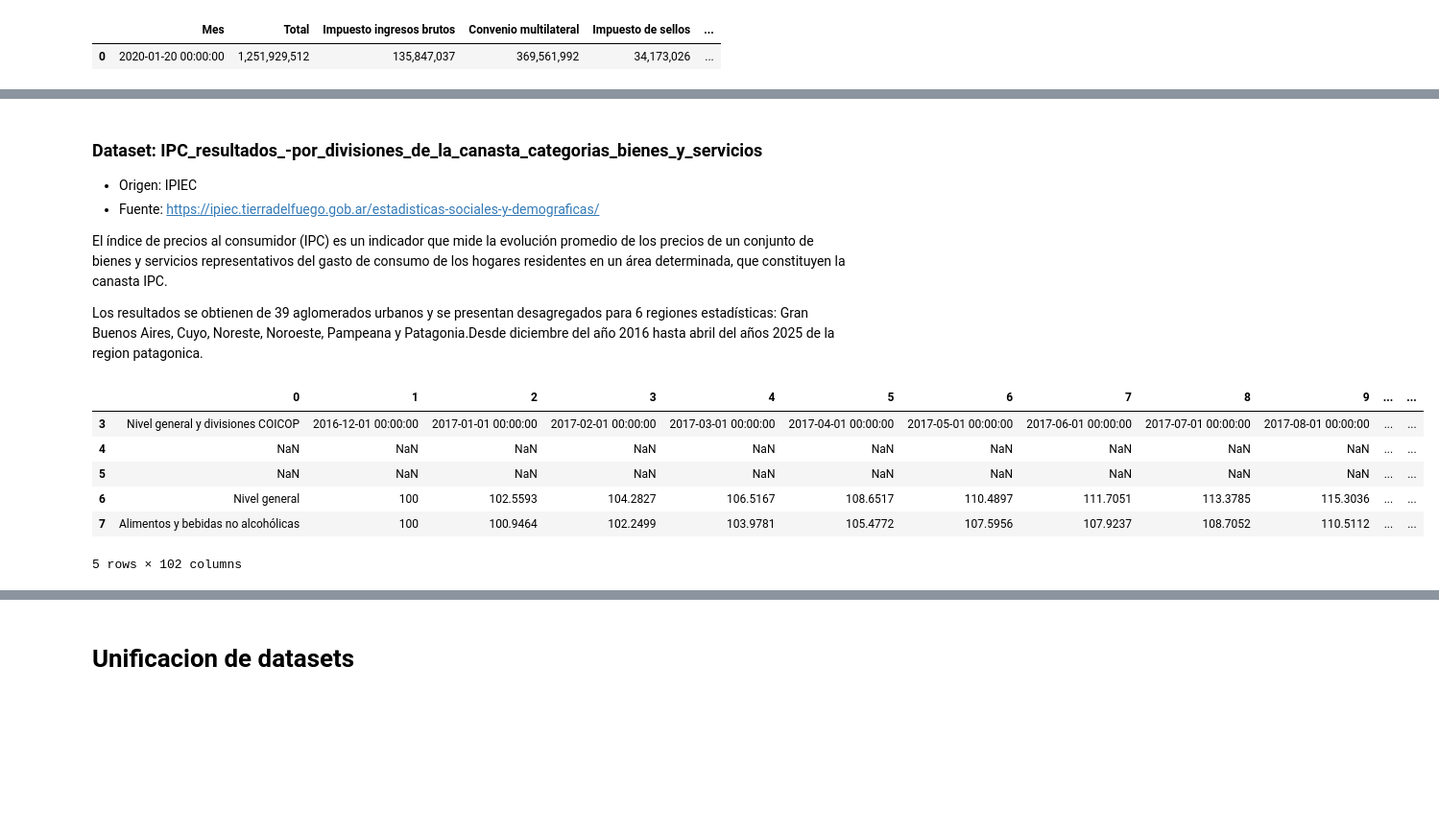
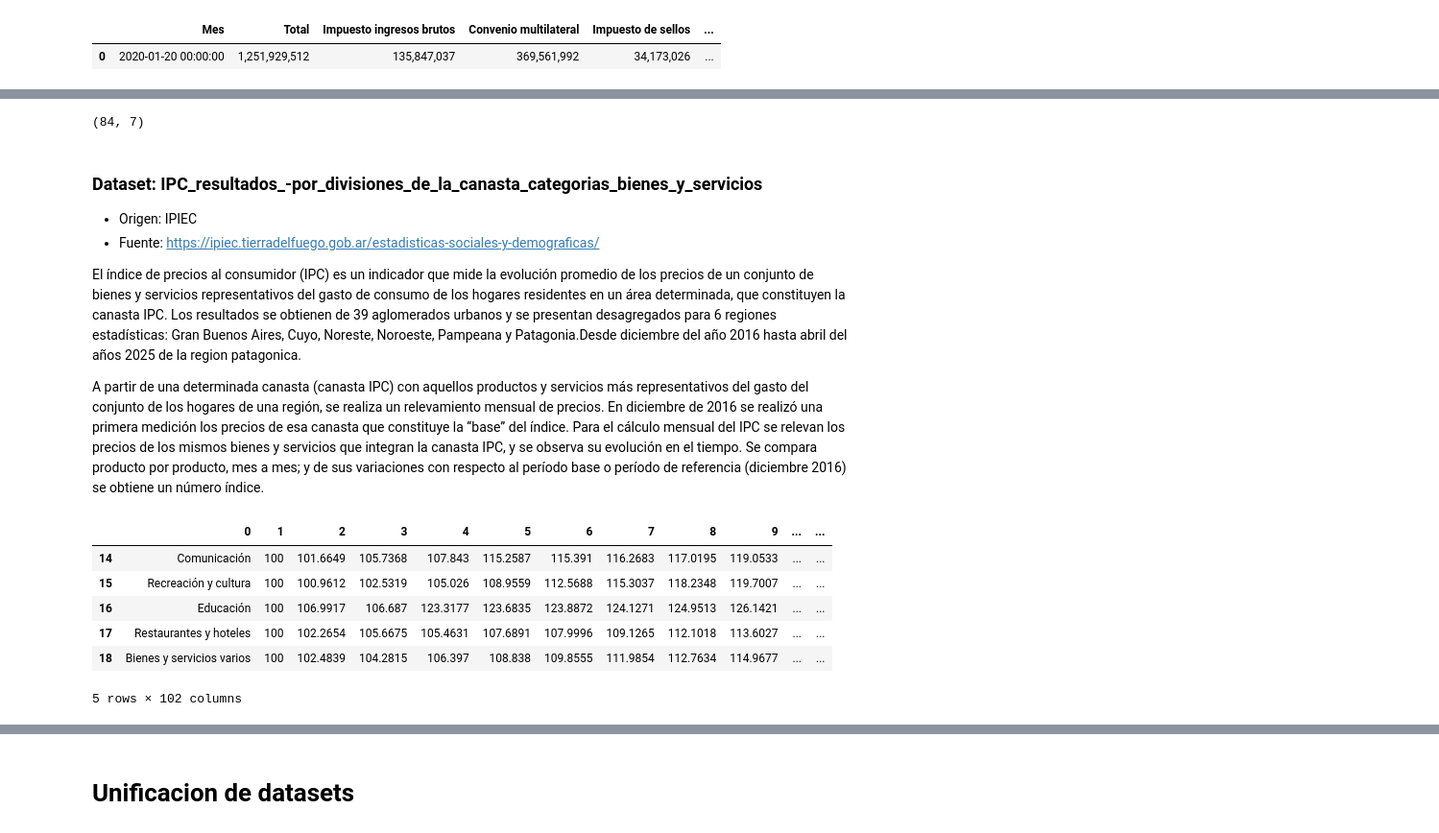
Before and after one commit to caucot/hechos-delictivios-tdf, a Jupyter notebook: notebooks/unificacion-datasets.ipynb, the cells around one changed output, grey strips where cells are left out. Shown: that part at 96% size. Drawn from its saved outputs; the diff is of its cells as text; code cells hidden in the pictures; blank space fills up the shorter version.

```diff
--- a/notebooks/unificacion-datasets.ipynb
+++ b/notebooks/unificacion-datasets.ipynb
@@ -193,0 +208,5 @@ df_impuestos_2.head(1)
+# %%
+df_impuestos_completo = pd.concat([df_impuestos_1, df_impuestos_2], ignore_index=True)
+print(df_impuestos_completo.shape) #Se imprime el tamaño para comprobar que la union se ha logrado con exito
+# %% [output]
+(84, 7)
@@ -196,23 +217,23 @@ df_impuestos_2.head(1)
 - Origen: IPIEC
 - Fuente: https://ipiec.tierradelfuego.gob.ar/estadisticas-sociales-y-demograficas/
 
-El índice de precios al consumidor (IPC) es un indicador que mide la evolución promedio de los precios de un conjunto de bienes y servicios representativos del gasto de consumo de los hogares residentes en un área determinada, que constituyen la canasta IPC.
+El índice de precios al consumidor (IPC) es un indicador que mide la evolución promedio de los precios de un conjunto de bienes y servicios representativos del gasto de consumo de los hogares residentes en un área determinada, que constituyen la canasta IPC. Los resultados se obtienen de 39 aglomerados urbanos y se presentan desagregados para 6 regiones estadísticas: Gran Buenos Aires, Cuyo, Noreste, Noroeste, Pampeana y Patagonia.Desde diciembre del año 2016 hasta abril del años 2025 de la region patagonica.
 
-Los resultados se obtienen de 39 aglomerados urbanos y se presentan desagregados para 6 regiones estadísticas: Gran Buenos Aires, Cuyo, Noreste, Noroeste, Pampeana y Patagonia.Desde diciembre del año 2016 hasta abril del años 2025 de la region patagonica.
+A partir de una determinada canasta (canasta IPC) con aquellos productos y servicios más representativos del gasto del conjunto de los hogares de una región, se realiza un relevamiento mensual de precios. En diciembre de 2016 se realizó una primera medición los precios de esa canasta que constituye la “base” del índice. Para el cálculo mensual del IPC se relevan los precios de los mismos bienes y servicios que integran la canasta IPC, y se observa su evolución en el tiempo. Se compara producto por producto, mes a mes; y de sus variaciones con respecto al período base o período de referencia (diciembre 2016) se obtiene un número índice.
 # %%
-ruta_excel = path + r"data/raw/17_1_01_IPC_resultados_-por_divisiones_de_la_canasta_categorias_bienes_y_servicios._Patagonia.xlsx"
+ruta_excel = path + r"data/external/17_1_01_IPC_resultados_-por_divisiones_de_la_canasta_categorias_bienes_y_servicios._Patagonia.xlsx"
 
 # Se carga la hoja, los encabezados estan en la fila 4
 df_ipc = pd.read_excel(ruta_excel, header=None)
 # %%
 df_ipc = df_ipc.iloc[3:19]  # Seleccionar filas A4 hasta A19 (ajustado para índice 0)
 # %%
-df_ipc.head()
+df_ipc.tail()
 # %% [output]
 |  | 0 | 1 | 2 | 3 | 4 | 5 | 6 | 7 | 8 | 9 | ... | ... |
-| 3 | Nivel general y divisiones COICOP | 2016-12-01 00:00:00 | 2017-01-01 00:00:00 | 2017-02-01 00:00:00 | 2017-03-01 00:00:00 | 2017-04-01 00:00:00 | 2017-05-01 00:00:00 | 2017-06-01 00:00:00 | 2017-07-01 00:00:00 | 2017-08-01 00:00:00 | ... | ... |
-| 4 | NaN | NaN | NaN | NaN | NaN | NaN | NaN | NaN | NaN | NaN | ... | ... |
-| 5 | NaN | NaN | NaN | NaN | NaN | NaN | NaN | NaN | NaN | NaN | ... | ... |
-| 6 | Nivel general | 100 | 102.5593 | 104.2827 | 106.5167 | 108.6517 | 110.4897 | 111.7051 | 113.3785 | 115.3036 | ... | ... |
-| 7 | Alimentos y bebidas no alcohólicas | 100 | 100.9464 | 102.2499 | 103.9781 | 105.4772 | 107.5956 | 107.9237 | 108.7052 | 110.5112 | ... | ... |
+| 14 | Comunicación | 100 | 101.6649 | 105.7368 | 107.843 | 115.2587 | 115.391 | 116.2683 | 117.0195 | 119.0533 | ... | ... |
+| 15 | Recreación y cultura | 100 | 100.9612 | 102.5319 | 105.026 | 108.9559 | 112.5688 | 115.3037 | 118.2348 | 119.7007 | ... | ... |
+| 16 | Educación | 100 | 106.9917 | 106.687 | 123.3177 | 123.6835 | 123.8872 | 124.1271 | 124.9513 | 126.1421 | ... | ... |
+| 17 | Restaurantes y hoteles | 100 | 102.2654 | 105.6675 | 105.4631 | 107.6891 | 107.9996 | 109.1265 | 112.1018 | 113.6027 | ... | ... |
+| 18 | Bienes y servicios varios | 100 | 102.4839 | 104.2815 | 106.397 | 108.838 | 109.8555 | 111.9854 | 112.7634 | 114.9677 | ... | ... |
 5 rows × 102 columns
```
Also changed, not shown: parts of 78 cells of this notebook, 21 other files.
